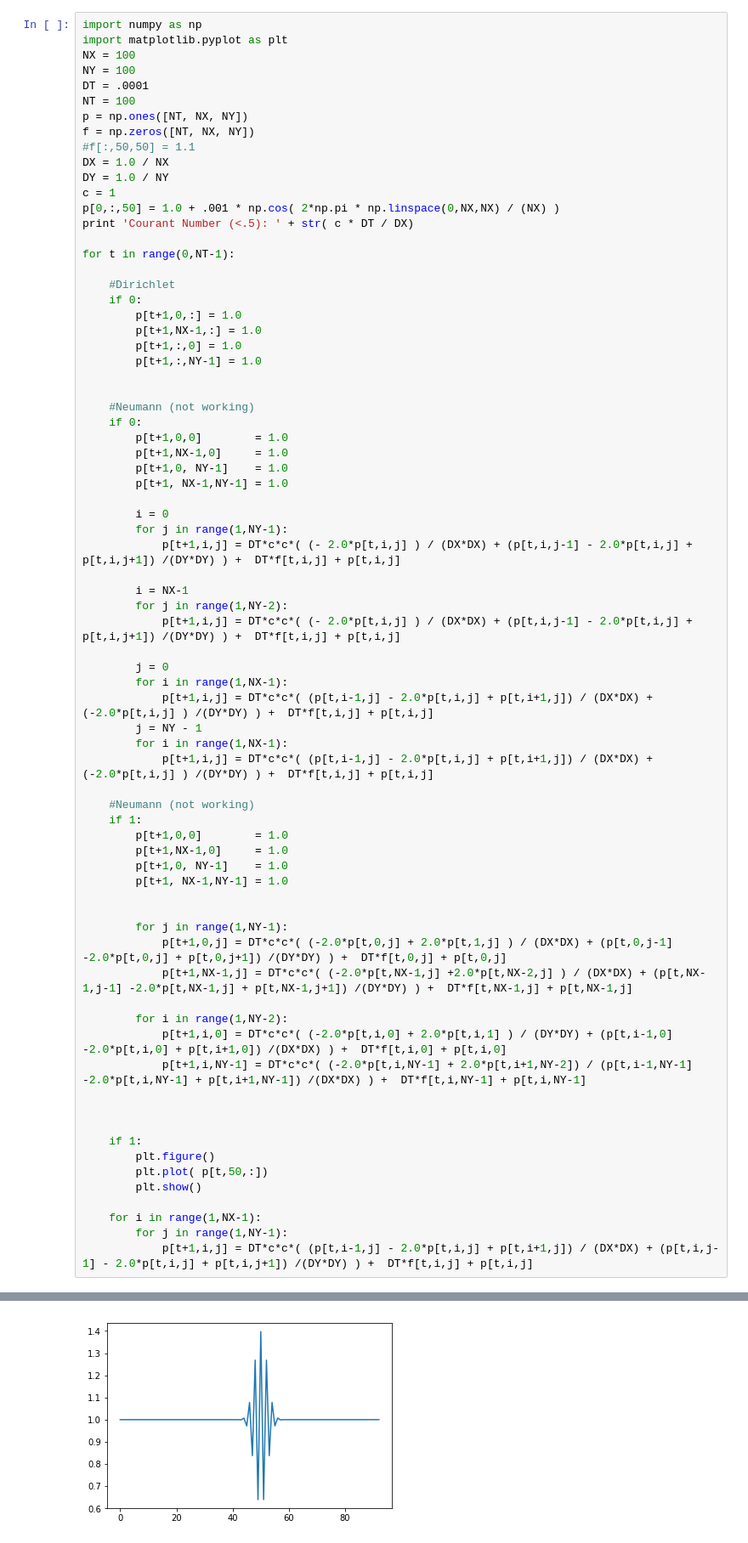
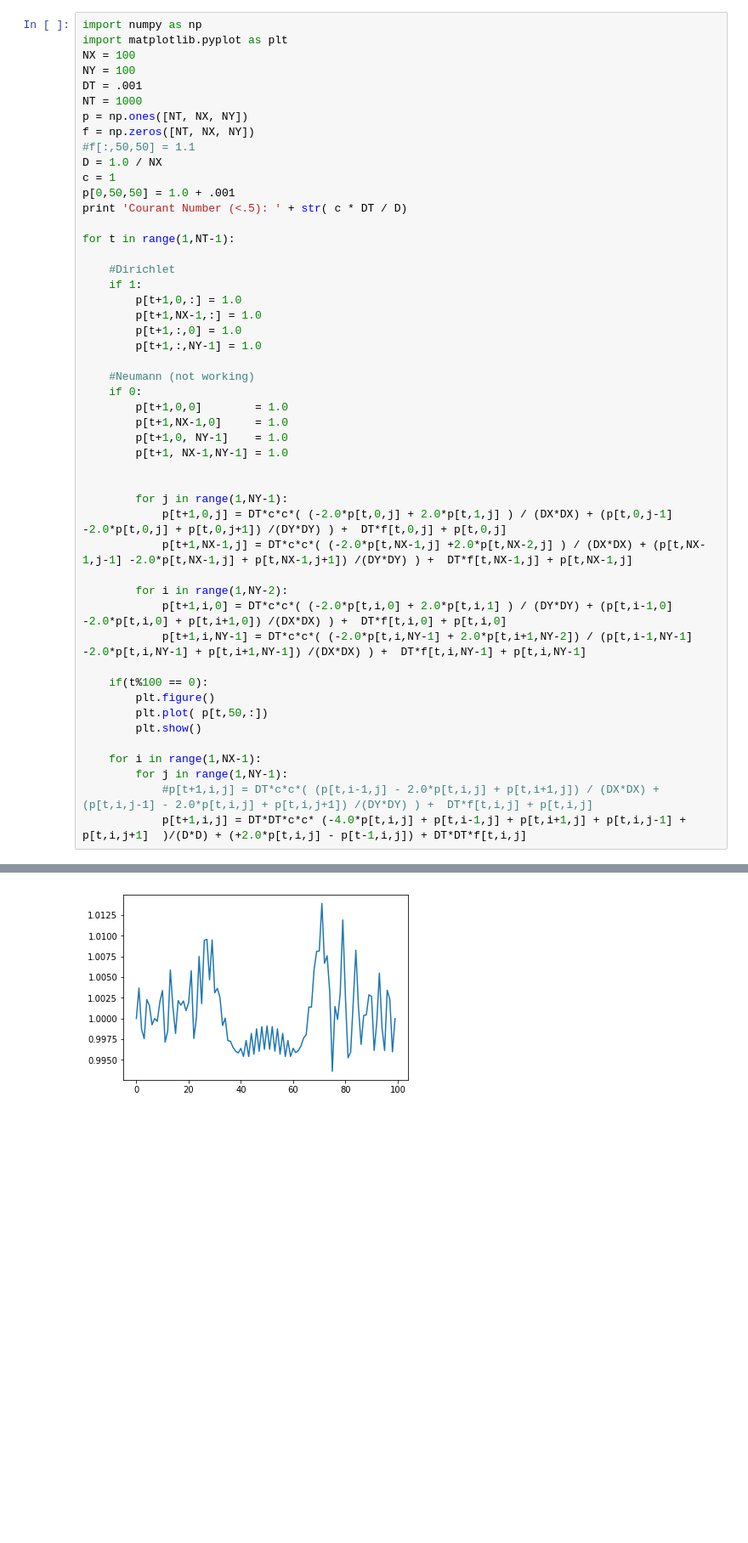
Before and after one commit to dpm314/waveKiller, a Jupyter notebook: workspace.ipynb, the cells around one changed output, grey strips where cells are left out. Shown at 85% size. Saved outputs shown, nothing was run; the diff lists cells and outputs as text; blank space fills up the shorter version.

```diff
--- a/workspace.ipynb
+++ b/workspace.ipynb
@@ -3,51 +3,27 @@ import numpy as np
 import matplotlib.pyplot as plt
 NX = 100
 NY = 100
-DT = .0001
-NT = 100
+DT = .001
+NT = 1000
 p = np.ones([NT, NX, NY])
 f = np.zeros([NT, NX, NY])
 #f[:,50,50] = 1.1
-DX = 1.0 / NX
-DY = 1.0 / NY
+D = 1.0 / NX
 c = 1
-p[0,:,50] = 1.0 + .001 * np.cos( 2*np.pi * np.linspace(0,NX,NX) / (NX) )
-print 'Courant Number (<.5): ' + str( c * DT / DX)
+p[0,50,50] = 1.0 + .001
+print 'Courant Number (<.5): ' + str( c * DT / D)
 
-for t in range(0,NT-1):
+for t in range(1,NT-1):
 
     #Dirichlet
-    if 0:
+    if 1:
         p[t+1,0,:] = 1.0
         p[t+1,NX-1,:] = 1.0
         p[t+1,:,0] = 1.0
         p[t+1,:,NY-1] = 1.0
 
-
     #Neumann (not working)
     if 0:
-        p[t+1,0,0]        = 1.0
-        p[t+1,NX-1,0]     = 1.0
-        p[t+1,0, NY-1]    = 1.0
-        p[t+1, NX-1,NY-1] = 1.0
-
-        i = 0
-        for j in range(1,NY-1):
-            p[t+1,i,j] = DT*c*c*( (- 2.0*p[t,i,j] ) / (DX*DX) + (p[t,i,j-1] - 2.0*p[t,i,j] + p[t,i,j+1]) /(DY*DY) ) +  DT*f[t,i,j] + p[t,i,j]
-
-        i = NX-1
-        for j in range(1,NY-2):
-            p[t+1,i,j] = DT*c*c*( (- 2.0*p[t,i,j] ) / (DX*DX) + (p[t,i,j-1] - 2.0*p[t,i,j] + p[t,i,j+1]) /(DY*DY) ) +  DT*f[t,i,j] + p[t,i,j]
-
-        j = 0
-        for i in range(1,NX-1):
-            p[t+1,i,j] = DT*c*c*( (p[t,i-1,j] - 2.0*p[t,i,j] + p[t,i+1,j]) / (DX*DX) + (-2.0*p[t,i,j] ) /(DY*DY) ) +  DT*f[t,i,j] + p[t,i,j]
-        j = NY - 1
-        for i in range(1,NX-1):
-            p[t+1,i,j] = DT*c*c*( (p[t,i-1,j] - 2.0*p[t,i,j] + p[t,i+1,j]) / (DX*DX) + (-2.0*p[t,i,j] ) /(DY*DY) ) +  DT*f[t,i,j] + p[t,i,j]
-
-    #Neumann (not working)
-    if 1:
         p[t+1,0,0]        = 1.0
         p[t+1,NX-1,0]     = 1.0
         p[t+1,0, NY-1]    = 1.0
@@ -62,14 +38,13 @@ for t in range(0,NT-1):
             p[t+1,i,0] = DT*c*c*( (-2.0*p[t,i,0] + 2.0*p[t,i,1] ) / (DY*DY) + (p[t,i-1,0] -2.0*p[t,i,0] + p[t,i+1,0]) /(DX*DX) ) +  DT*f[t,i,0] + p[t,i,0]
             p[t+1,i,NY-1] = DT*c*c*( (-2.0*p[t,i,NY-1] + 2.0*p[t,i+1,NY-2]) / (p[t,i-1,NY-1] -2.0*p[t,i,NY-1] + p[t,i+1,NY-1]) /(DX*DX) ) +  DT*f[t,i,NY-1] + p[t,i,NY-1]
 
-
-
-    if 1:
+    if(t%100 == 0):
         plt.figure()
         plt.plot( p[t,50,:])
         plt.show()
 
     for i in range(1,NX-1):
         for j in range(1,NY-1):
-            p[t+1,i,j] = DT*c*c*( (p[t,i-1,j] - 2.0*p[t,i,j] + p[t,i+1,j]) / (DX*DX) + (p[t,i,j-1] - 2.0*p[t,i,j] + p[t,i,j+1]) /(DY*DY) ) +  DT*f[t,i,j] + p[t,i,j]
+            #p[t+1,i,j] = DT*c*c*( (p[t,i-1,j] - 2.0*p[t,i,j] + p[t,i+1,j]) / (DX*DX) + (p[t,i,j-1] - 2.0*p[t,i,j] + p[t,i,j+1]) /(DY*DY) ) +  DT*f[t,i,j] + p[t,i,j]
+            p[t+1,i,j] = DT*DT*c*c* (-4.0*p[t,i,j] + p[t,i-1,j] + p[t,i+1,j] + p[t,i,j-1] + p[t,i,j+1]  )/(D*D) + (+2.0*p[t,i,j] - p[t-1,i,j]) + DT*DT*f[t,i,j]
 # %% [output]
@@ -84 +59 @@ Courant Number (<.5): 0.01
-[figure, old version]
+[figure, new version]
```
Also changed, not shown: parts of 2 cells of this notebook.
